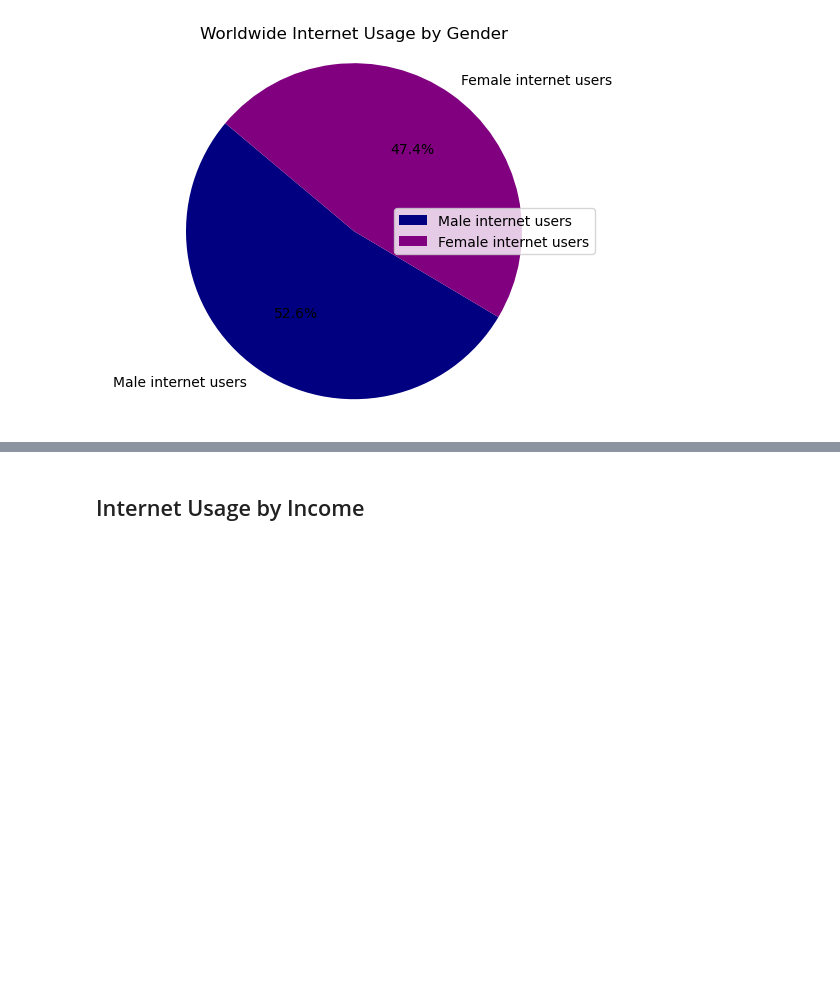
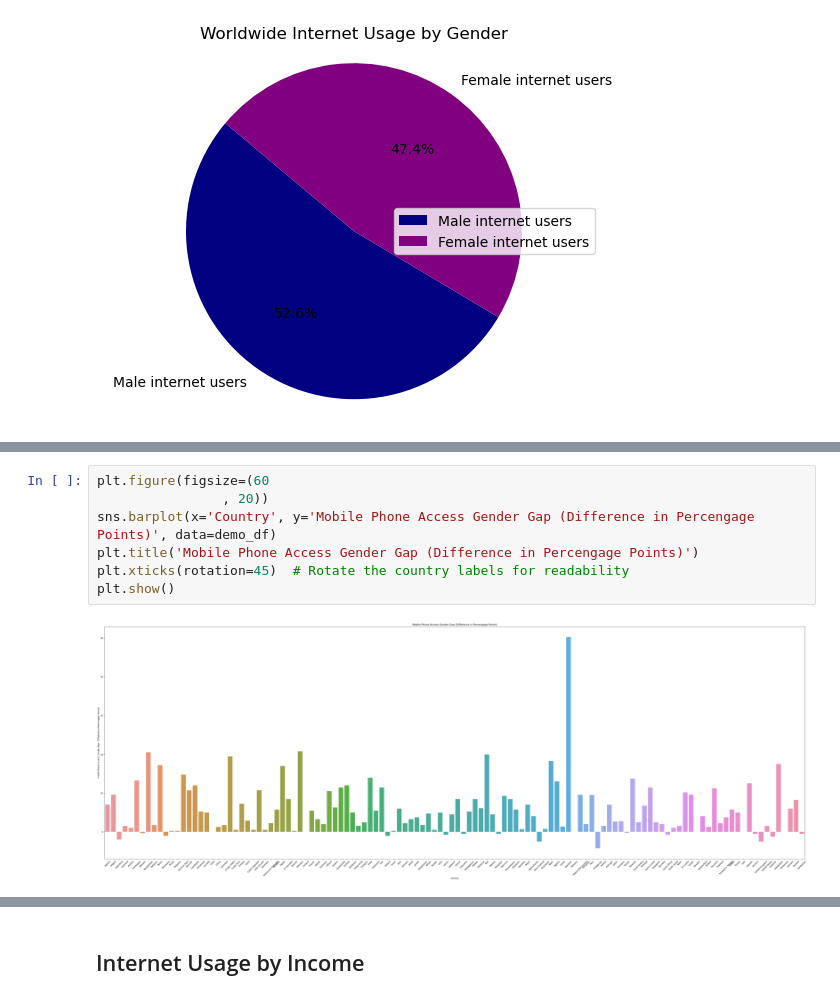
Before and after one commit to tiascott01/07_GroupProject1, a Jupyter notebook: Internet Demographics/internet-usage-working.ipynb, the cells around one changed output, grey strips where cells are left out. Saved outputs shown, nothing was run; the diff lists cells and outputs as text; blank space fills up the shorter version.

```diff
--- a/Internet Demographics/internet-usage-working.ipynb
+++ b/Internet Demographics/internet-usage-working.ipynb
@@ -305,0 +319,9 @@ plt.show()
+# %%
+plt.figure(figsize=(60
+                , 20))
+sns.barplot(x='Country', y='Mobile Phone Access Gender Gap (Difference in Percengage Points)', data=demo_df)
+plt.title('Mobile Phone Access Gender Gap (Difference in Percengage Points)')
+plt.xticks(rotation=45)  # Rotate the country labels for readability
+plt.show()
+# %% [output]
+[figure, added]
```
Also changed, not shown: parts of 9 cells of this notebook, 1 other file.
